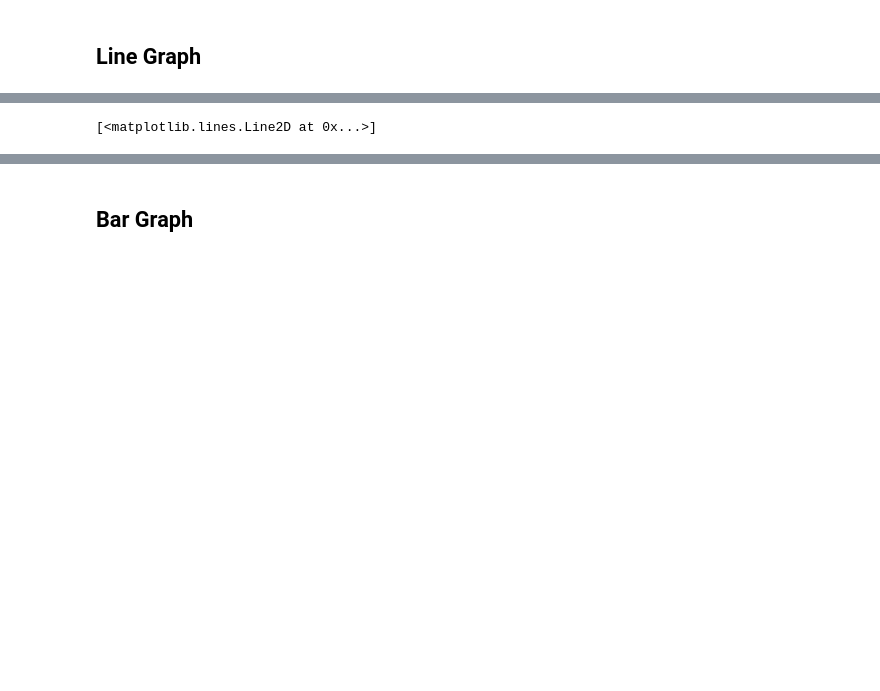
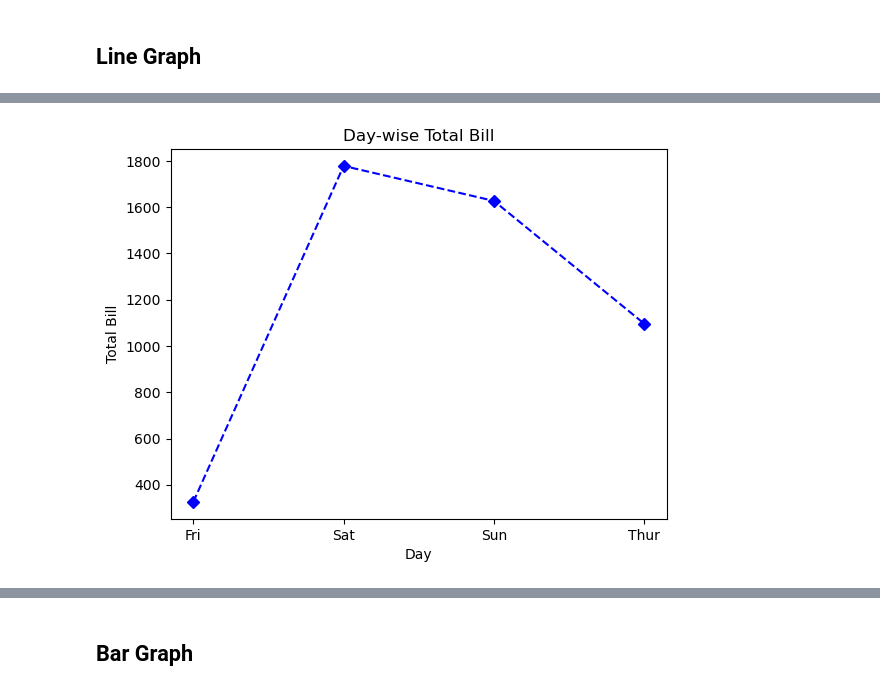
Before and after one commit to srikanthpragada/DS_10_DEC_2024, a Jupyter notebook: plots/matplotlibdemo.ipynb, the cells around one changed output, grey strips where cells are left out. Saved outputs shown, nothing was run; the diff lists cells and outputs as text; code cells hidden in the pictures; blank space fills up the shorter version.

```diff
--- a/plots/matplotlibdemo.ipynb
+++ b/plots/matplotlibdemo.ipynb
@@ -53,11 +47,12 @@ g = plt.title("Day vs. Total Bill")
 # %%
 plt.title("Day-wise Total Bill")
 plt.xlabel("Day")
 plt.ylabel("Total Bill")
-plt.plot(day_total['day'], day_total['total_bill'], color='red', linestyle='dashed',  linewidth=4)
-#plt.plot(day_total['day'], day_total['total_bill'],'bD--')  # color(b) Marker(D) LineStyle(--)
+#plt.plot(day_total['day'], day_total['total_bill'], color='red', linestyle='dashed',  linewidth=4)
+plt.plot(day_total['day'], day_total['total_bill'],'bD--')  # color(b) Marker(D) LineStyle(--)
+plt.show()
 # %% [output]
-[<matplotlib.lines.Line2D at 0x...>]
+[figure, added]
 # %%
 male = tips[ tips.sex == 'Male']
 maletotal = male.groupby('day', as_index = False)['total_bill'].sum()
```
Also changed, not shown: parts of 15 cells of this notebook, 1 other file.
